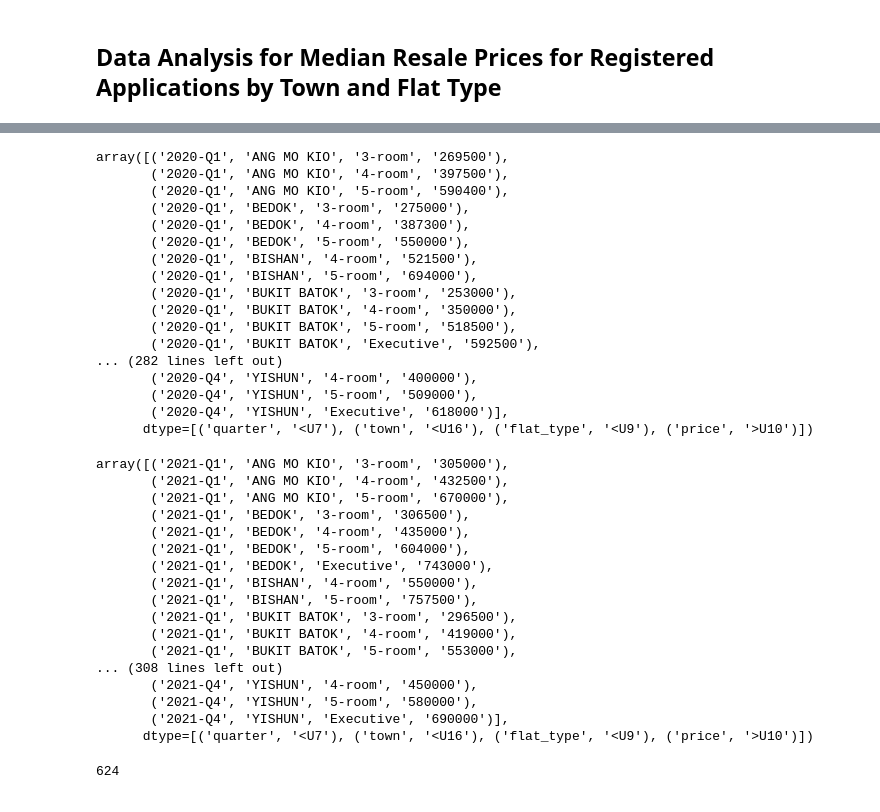
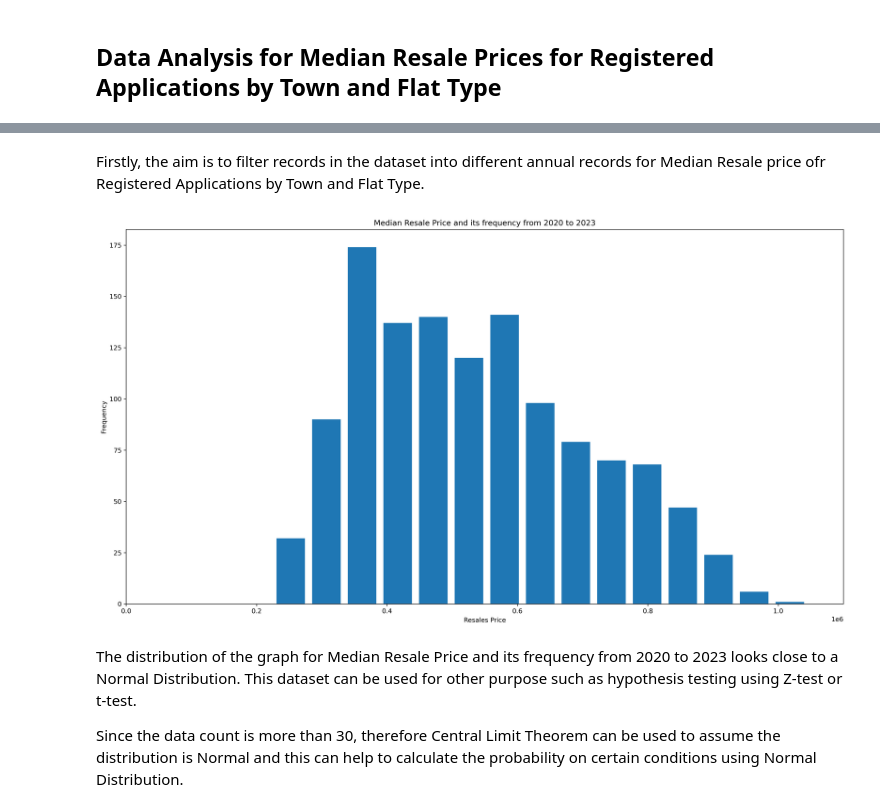
Before and after one commit to AngKokLeong/HDB-Dataset-Analysis, a Jupyter notebook: CA1.ipynb, the cells around one changed output, grey strips where cells are left out. Saved outputs shown, nothing was run; the diff lists cells and outputs as text; code cells hidden in the pictures.

```diff
--- a/CA1.ipynb
+++ b/CA1.ipynb
@@ -400,44 +374,24 @@ median_resale_prices_for_registered_applications_by_town_and_flat_type_dataset_t
-# %%
-median_resale_prices_for_registered_applications_by_town_and_flat_type_dataset_transformed[numpy.char.startswith(median_resale_prices_for_registered_applications_by_town_and_flat_type_dataset_transformed["quarter"],"2020")]
-# %% [output]
-array([('2020-Q1', 'ANG MO KIO', '3-room', '269500'),
-       ('2020-Q1', 'ANG MO KIO', '4-room', '397500'),
-       ('2020-Q1', 'ANG MO KIO', '5-room', '590400'),
-       ('2020-Q1', 'BEDOK', '3-room', '275000'),
-       ('2020-Q1', 'BEDOK', '4-room', '387300'),
-       ('2020-Q1', 'BEDOK', '5-room', '550000'),
-       ('2020-Q1', 'BISHAN', '4-room', '521500'),
-       ('2020-Q1', 'BISHAN', '5-room', '694000'),
-       ('2020-Q1', 'BUKIT BATOK', '3-room', '253000'),
-       ('2020-Q1', 'BUKIT BATOK', '4-room', '350000'),
-       ('2020-Q1', 'BUKIT BATOK', '5-room', '518500'),
-       ('2020-Q1', 'BUKIT BATOK', 'Executive', '592500'),
-... (282 lines left out)
-       ('2020-Q4', 'YISHUN', '4-room', '400000'),
-       ('2020-Q4', 'YISHUN', '5-room', '509000'),
-       ('2020-Q4', 'YISHUN', 'Executive', '618000')],
-      dtype=[('quarter', '<U7'), ('town', '<U16'), ('flat_type', '<U9'), ('price', '>U10')])
-# %%
-median_resale_prices_for_registered_applications_by_town_and_flat_type_dataset_transformed[numpy.char.startswith(median_resale_prices_for_registered_applications_by_town_and_flat_type_dataset_transformed["quarter"], "2021")]
-# %% [output]
-array([('2021-Q1', 'ANG MO KIO', '3-room', '305000'),
-       ('2021-Q1', 'ANG MO KIO', '4-room', '432500'),
-       ('2021-Q1', 'ANG MO KIO', '5-room', '670000'),
-       ('2021-Q1', 'BEDOK', '3-room', '306500'),
-       ('2021-Q1', 'BEDOK', '4-room', '435000'),
-       ('2021-Q1', 'BEDOK', '5-room', '604000'),
-       ('2021-Q1', 'BEDOK', 'Executive', '743000'),
-       ('2021-Q1', 'BISHAN', '4-room', '550000'),
-       ('2021-Q1', 'BISHAN', '5-room', '757500'),
-       ('2021-Q1', 'BUKIT BATOK', '3-room', '296500'),
-       ('2021-Q1', 'BUKIT BATOK', '4-room', '419000'),
-       ('2021-Q1', 'BUKIT BATOK', '5-room', '553000'),
-... (308 lines left out)
-       ('2021-Q4', 'YISHUN', '4-room', '450000'),
-       ('2021-Q4', 'YISHUN', '5-room', '580000'),
-       ('2021-Q4', 'YISHUN', 'Executive', '690000')],
-      dtype=[('quarter', '<U7'), ('town', '<U16'), ('flat_type', '<U9'), ('price', '>U10')])
-# %%
-median_resale_prices_for_registered_applications_by_town_and_flat_type_dataset_transformed[numpy.char.startswith(median_resale_prices_for_registered_applications_by_town_and_flat_type_dataset_transformed["quarter"],"2021")].shape[0]
-# %% [output]
-624
+# %% [markdown]
+Firstly, the aim is to filter records in the dataset into different annual records for Median Resale price ofr Registered Applications by Town and Flat Type.
+# %%
+median_resale_prices_for_registered_applications_by_town_and_flat_type_merged_dataset = numpy.concatenate([
+    median_resale_prices_for_registered_applications_by_town_and_flat_type_dataset_transformed_2020["price"],
+    median_resale_prices_for_registered_applications_by_town_and_flat_type_dataset_transformed_2021["price"],
+    median_resale_prices_for_registered_applications_by_town_and_flat_type_dataset_transformed_2022["price"],
+    median_resale_prices_for_registered_applications_by_town_and_flat_type_dataset_transformed_2023["price"]
+]).astype(numpy.dtypes.Int32DType)
+# %%
+plt.figure(dpi=300).set_size_inches(20, 10.5, forward=True)
+plt.hist(median_resale_prices_for_registered_applications_by_town_and_flat_type_merged_dataset, bins=15,rwidth=0.8, range=[median_resale_prices_for_registered_applications_by_town_and_flat_type_merged_dataset.min() , median_resale_prices_for_registered_applications_by_town_and_flat_type_merged_dataset.max()], align="mid")
+plt.title("Median Resale Price and its frequency from 2020 to 2023")
+plt.xlabel("Resales Price")
+plt.ylabel("Frequency")
+
+plt.xlim(0, 1100000)
+plt.show()
+# %% [output]
+[figure, added]
+# %% [markdown]
+The distribution of the graph for Median Resale Price and its frequency from 2020 to 2023 looks close to a Normal Distribution. This dataset can be used for other purpose such as hypothesis testing using Z-test or t-test.
+
+Since the data count is more than 30, therefore Central Limit Theorem can be used to assume the distribution is Normal and this can help to calculate the probability on certain conditions using Normal Distribution.
```
Also changed, not shown: parts of 36 cells of this notebook, 3 other files.
